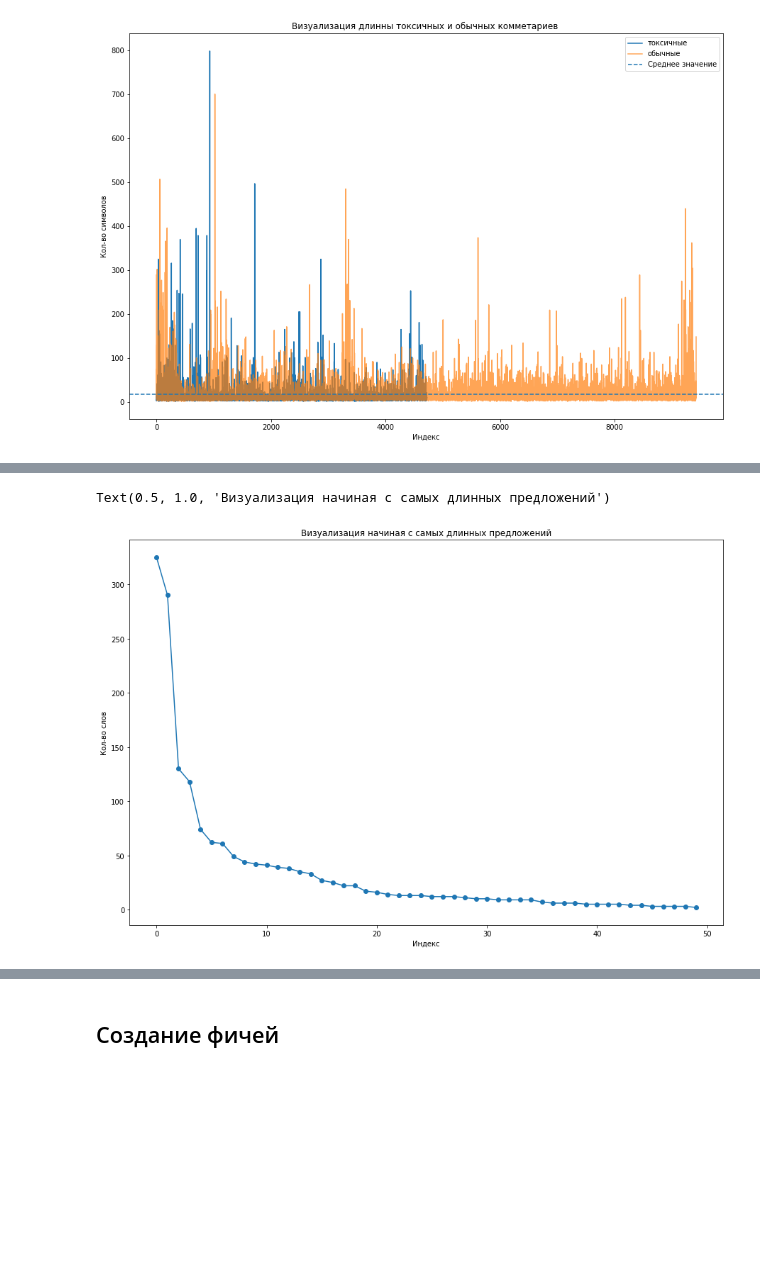
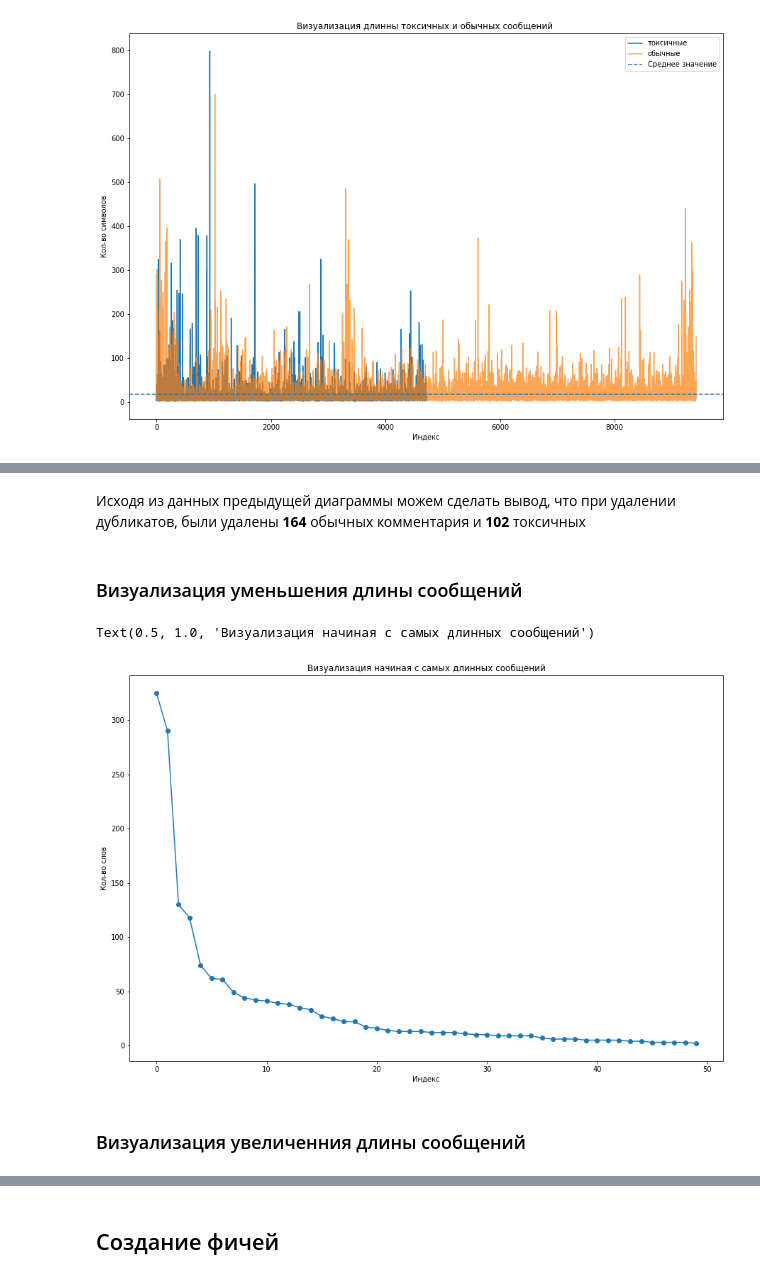
Before and after one commit to D1ffic00lt/anonymous-bot-with-ML, a Jupyter notebook: RussianToxicModel/RussianToxicModel.ipynb, the cells around one changed output, grey strips where cells are left out. Cells and saved outputs as stored; diff of their text form; code cells hidden in the pictures; blank space fills up the shorter version.

```diff
--- a/RussianToxicModel/RussianToxicModel.ipynb
+++ b/RussianToxicModel/RussianToxicModel.ipynb
@@ -327,12 +486,18 @@ plt.show()
+# %% [markdown]
+Исходя из данных предыдущей диаграммы можем сделать вывод, что при удалении дубликатов, были удалены **164** обычных комментария и **102** токсичных
+# %% [markdown]
+### Визуализация уменьшения длины сообщений
 # %%
 plt.figure(figsize=(15, 10))
 plt.plot(sorted([len(i.split()) for i in data["comment"][:50]], reverse=True), marker="o")
 plt.ylabel("Кол-во слов")
 plt.xlabel("Индекс")
-plt.title("Визуализация начиная с самых длинных предложений")
+plt.title("Визуализация начиная с самых длинных сообщений")
 # %% [output]
-Text(0.5, 1.0, 'Визуализация начиная с самых длинных предложений')
+Text(0.5, 1.0, 'Визуализация начиная с самых длинных сообщений')
-[figure, old version]
+[figure, new version]
+# %% [markdown]
+### Визуализация увеличенния длины сообщений
 # %%
 plt.figure(figsize=(15, 10))
 plt.plot(sorted([len(i.split()) for i in data["comment"][:50]]), marker="o")
```
Also changed, not shown: parts of 43 cells of this notebook.
